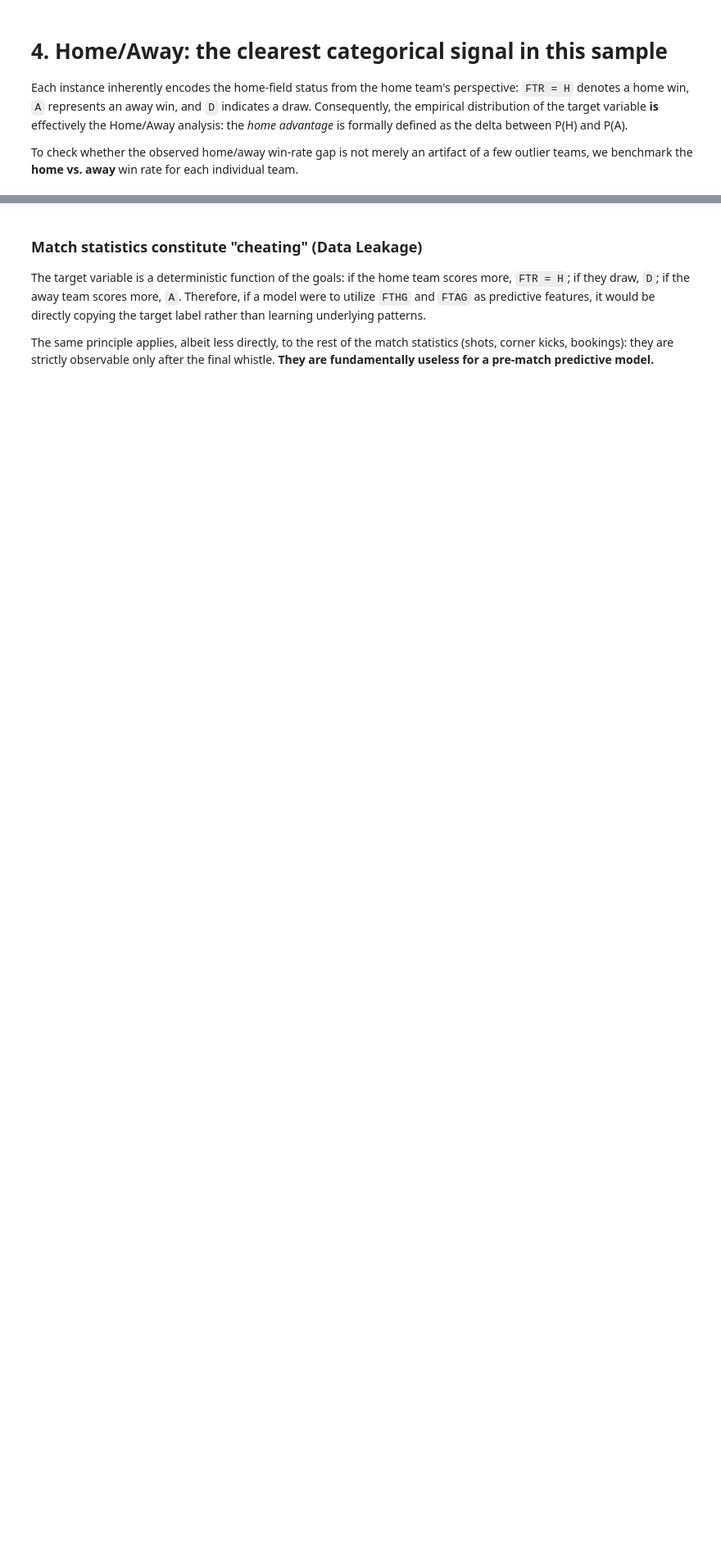
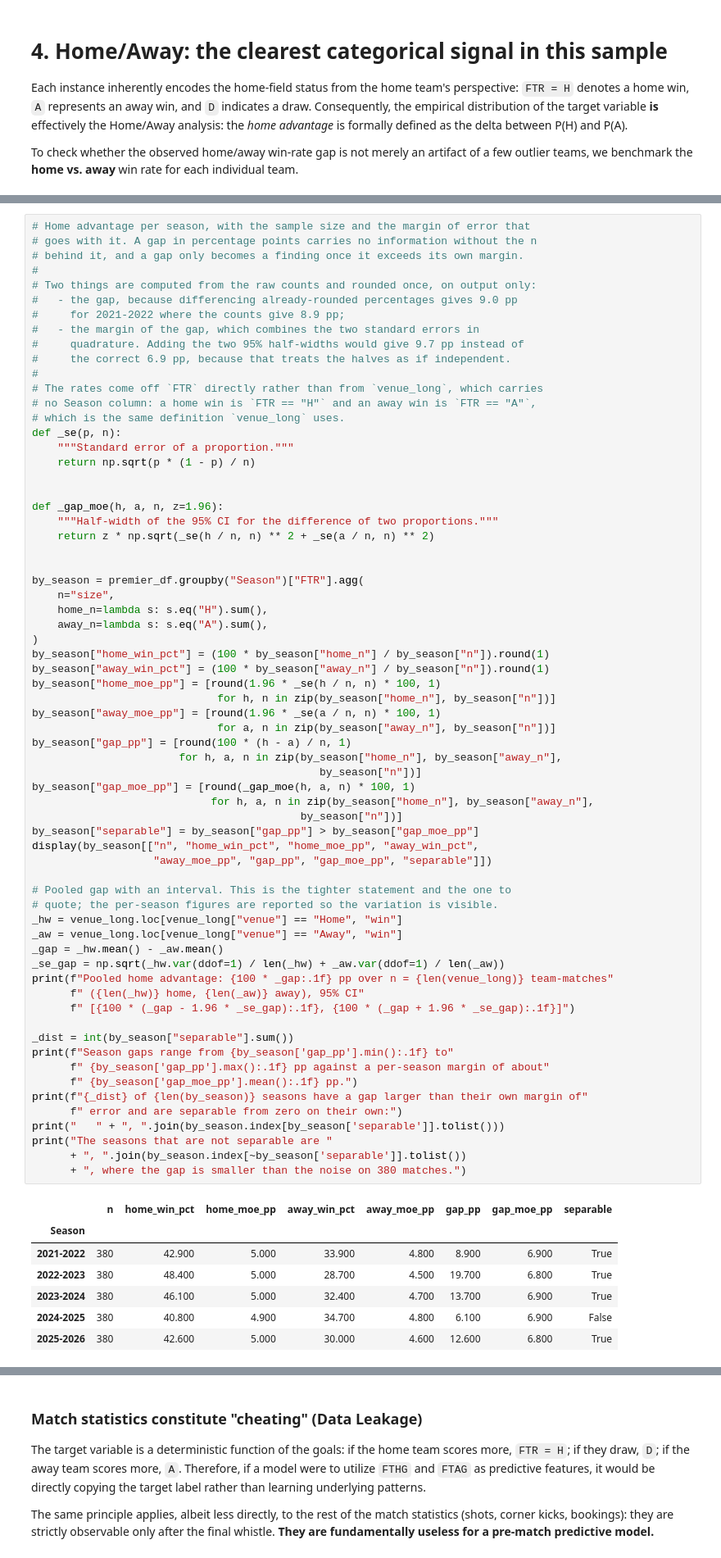
Before and after one commit to errodd/premier_league_football_predictor, a Jupyter notebook: notebooks/EDA.ipynb, the cells around one changed output, grey strips where cells are left out. Shown at 82% size. Cells and saved outputs as stored; diff of their text form; blank space fills up the shorter version.

```diff
--- a/notebooks/EDA.ipynb
+++ b/notebooks/EDA.ipynb
@@ -737 +745,75 @@ Home advantage (win%): 12.3 pp
 Home advantage (PPG):  0.37 ppg
+# %%
+# Home advantage per season, with the sample size and the margin of error that
+# goes with it. A gap in percentage points carries no information without the n
+# behind it, and a gap only becomes a finding once it exceeds its own margin.
+#
+# Two things are computed from the raw counts and rounded once, on output only:
+#   - the gap, because differencing already-rounded percentages gives 9.0 pp
+#     for 2021-2022 where the counts give 8.9 pp;
+#   - the margin of the gap, which combines the two standard errors in
+#     quadrature. Adding the two 95% half-widths would give 9.7 pp instead of
+#     the correct 6.9 pp, because that treats the halves as if independent.
+#
+# The rates come off `FTR` directly rather than from `venue_long`, which carries
+# no Season column: a home win is `FTR == "H"` and an away win is `FTR == "A"`,
+# which is the same definition `venue_long` uses.
+def _se(p, n):
+    """Standard error of a proportion."""
+    return np.sqrt(p * (1 - p) / n)
+
+
+def _gap_moe(h, a, n, z=1.96):
+    """Half-width of the 95% CI for the difference of two proportions."""
+    return z * np.sqrt(_se(h / n, n) ** 2 + _se(a / n, n) ** 2)
+
+
+by_season = premier_df.groupby("Season")["FTR"].agg(
+    n="size",
+    home_n=lambda s: s.eq("H").sum(),
+    away_n=lambda s: s.eq("A").sum(),
+)
+by_season["home_win_pct"] = (100 * by_season["home_n"] / by_season["n"]).round(1)
+by_season["away_win_pct"] = (100 * by_season["away_n"] / by_season["n"]).round(1)
+by_season["home_moe_pp"] = [round(1.96 * _se(h / n, n) * 100, 1)
+                             for h, n in zip(by_season["home_n"], by_season["n"])]
+by_season["away_moe_pp"] = [round(1.96 * _se(a / n, n) * 100, 1)
+                             for a, n in zip(by_season["away_n"], by_season["n"])]
+by_season["gap_pp"] = [round(100 * (h - a) / n, 1)
+                       for h, a, n in zip(by_season["home_n"], by_season["away_n"],
+                                             by_season["n"])]
+by_season["gap_moe_pp"] = [round(_gap_moe(h, a, n) * 100, 1)
+                            for h, a, n in zip(by_season["home_n"], by_season["away_n"],
+                                          by_season["n"])]
+by_season["separable"] = by_season["gap_pp"] > by_season["gap_moe_pp"]
+display(by_season[["n", "home_win_pct", "home_moe_pp", "away_win_pct",
+                   "away_moe_pp", "gap_pp", "gap_moe_pp", "separable"]])
+
+# Pooled gap with an interval. This is the tighter statement and the one to
+# quote; the per-season figures are reported so the variation is visible.
+_hw = venue_long.loc[venue_long["venue"] == "Home", "win"]
+_aw = venue_long.loc[venue_long["venue"] == "Away", "win"]
+_gap = _hw.mean() - _aw.mean()
+_se_gap = np.sqrt(_hw.var(ddof=1) / len(_hw) + _aw.var(ddof=1) / len(_aw))
+print(f"Pooled home advantage: {100 * _gap:.1f} pp over n = {len(venue_long)} team-matches"
+      f" ({len(_hw)} home, {len(_aw)} away), 95% CI"
+      f" [{100 * (_gap - 1.96 * _se_gap):.1f}, {100 * (_gap + 1.96 * _se_gap):.1f}]")
+
+_dist = int(by_season["separable"].sum())
+print(f"Season gaps range from {by_season['gap_pp'].min():.1f} to"
+      f" {by_season['gap_pp'].max():.1f} pp against a per-season margin of about"
+      f" {by_season['gap_moe_pp'].mean():.1f} pp.")
+print(f"{_dist} of {len(by_season)} seasons have a gap larger than their own margin of"
+      f" error and are separable from zero on their own:")
+print("   " + ", ".join(by_season.index[by_season['separable']].tolist()))
+print("The seasons that are not separable are "
+      + ", ".join(by_season.index[~by_season['separable']].tolist())
+      + ", where the gap is smaller than the noise on 380 matches.")
+# %% [output]
+|  | n | home_win_pct | home_moe_pp | away_win_pct | away_moe_pp | gap_pp | gap_moe_pp | separable |
+| Season |  |  |  |  |  |  |  |  |
+| 2021-2022 | 380 | 42.900 | 5.000 | 33.900 | 4.800 | 8.900 | 6.900 | True |
+| 2022-2023 | 380 | 48.400 | 5.000 | 28.700 | 4.500 | 19.700 | 6.800 | True |
+| 2023-2024 | 380 | 46.100 | 5.000 | 32.400 | 4.700 | 13.700 | 6.900 | True |
+| 2024-2025 | 380 | 40.800 | 4.900 | 34.700 | 4.800 | 6.100 | 6.900 | False |
+| 2025-2026 | 380 | 42.600 | 5.000 | 30.000 | 4.600 | 12.600 | 6.800 | True |
```
Also changed, not shown: parts of 13 cells of this notebook, 1 other file.
